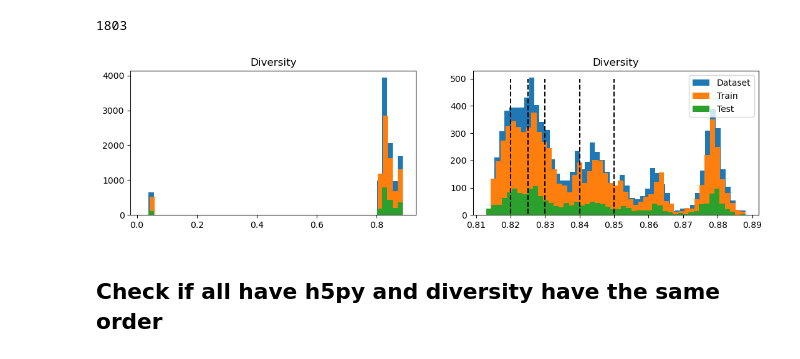
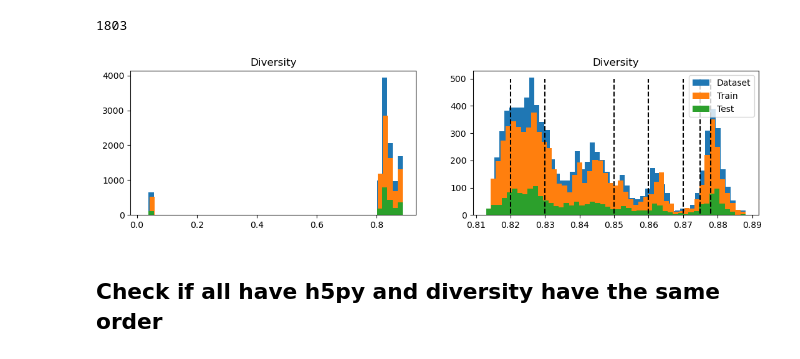
Before and after one commit to stepp1/protera-stability, a Jupyter notebook: parallel-synthesis/experiments/exploration_splits.ipynb, the cells around one changed output. Cells and saved outputs as stored; diff of their text form; code cells hidden in the pictures.

```diff
--- a/parallel-synthesis/experiments/exploration_splits.ipynb
+++ b/parallel-synthesis/experiments/exploration_splits.ipynb
@@ -59,25 +59,25 @@ diversity_test = pd.read_csv(base_path / "stability_test_diversity.csv")
 # %%
 diversity_dset_sorted = diversity_dset.sort_values(by="diversity", ascending=True)
 diversity_train_sorted = diversity_train.sort_values(by="diversity", ascending=True)
 diversity_test_sorted = diversity_test.sort_values(by="diversity", ascending=True)
 
 f, axs = plt.subplots(ncols=2, figsize=(13,3))
 
 axs[0].hist(diversity_dset_sorted.diversity, bins=50, label="Dataset")
 axs[0].hist(diversity_train_sorted.diversity, bins=50, label="Train")
 axs[0].hist(diversity_test_sorted.diversity, bins=50, label="Test")
 axs[0].set_title("Diversity")
 # axs[0].legend()
 
 axs[1].hist(diversity_dset_sorted.diversity[1000:], bins=50, label="Dataset")
 axs[1].hist(diversity_train_sorted.diversity[700:], bins=50, label="Train")
 axs[1].hist(diversity_test_sorted.diversity[150:], bins=50, label="Test")
-axs[1].vlines([0.82, 0.825, 0.83, 0.84, 0.85], 5, 500, linestyles="dashed")
+axs[1].vlines([0.82, 0.83, 0.85, 0.86, 0.87, 0.875, 0.878], 5, 500, linestyles="dashed")
 axs[1].set_title("Diversity")
 axs[1].legend(loc=1)
 plt.show()
 # %% [output]
-[figure, old version]
+[figure, new version]
 # %% [markdown]
 ## Check if all have h5py and diversity have the same order
 # %%
```
